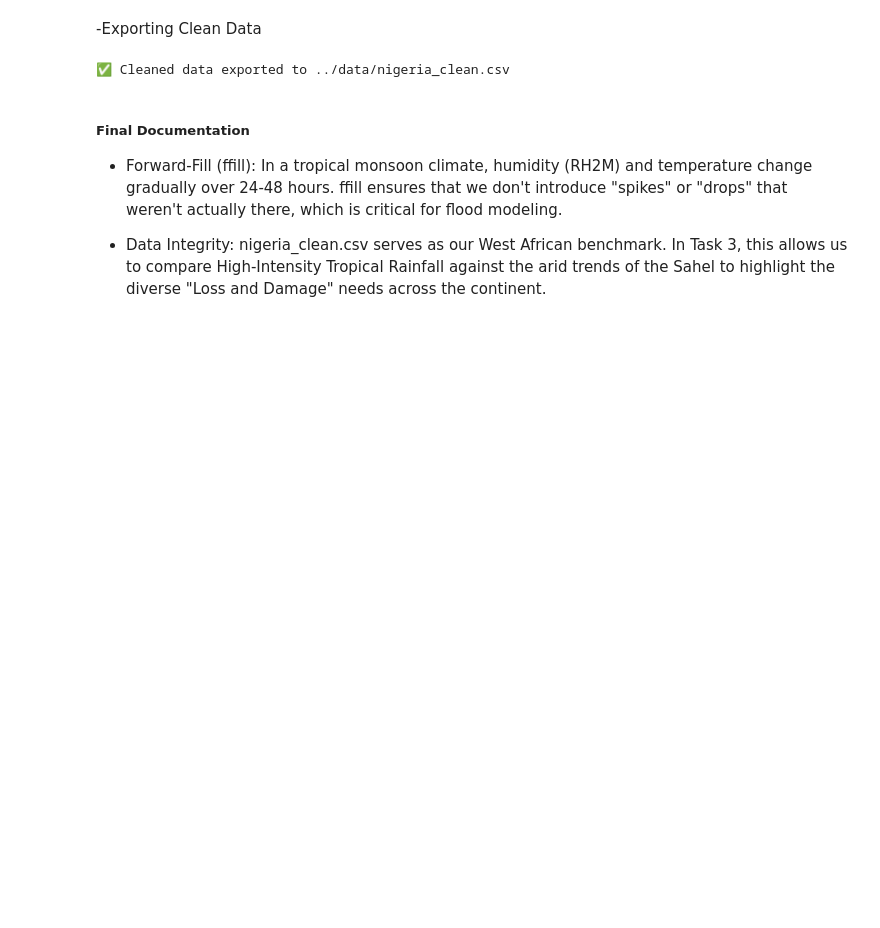
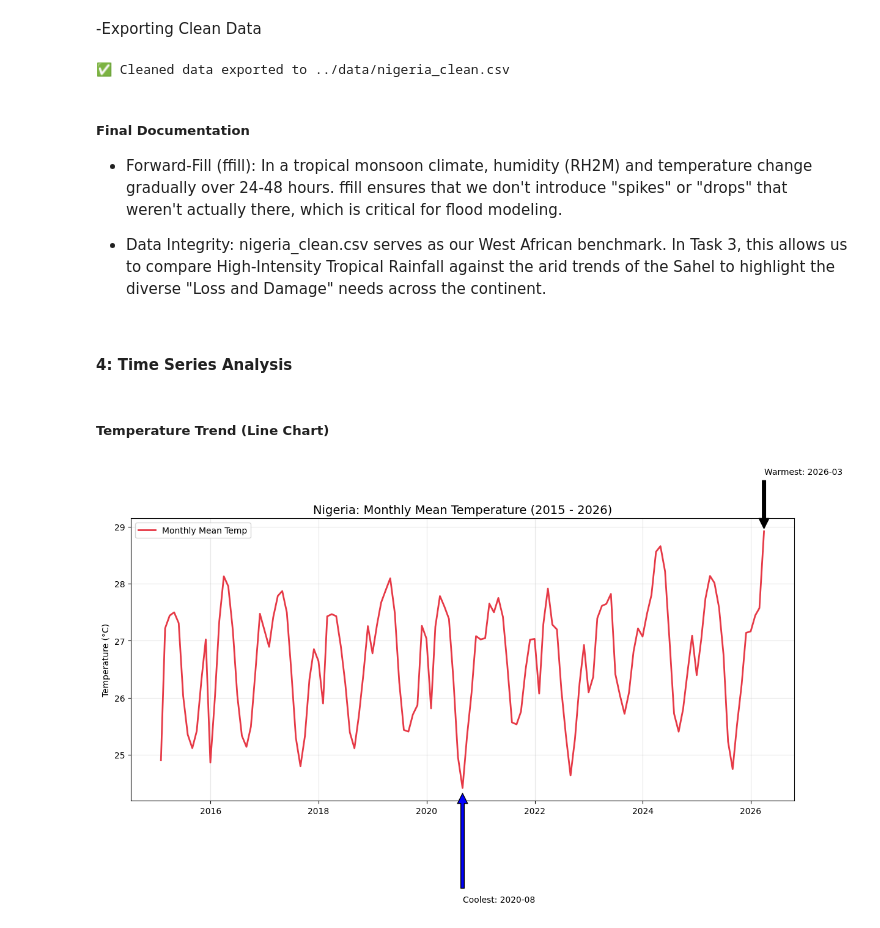
Before and after one commit to hk12214/climate-challenge-week0, a Jupyter notebook: notebooks/nigeria_eda.ipynb, the cells around one changed output. Drawn from its saved outputs; the diff is of its cells as text; code cells hidden in the pictures; blank space fills up the shorter version.

Commit message:
feat: add Time Series Analysis for nigeria

```diff
--- a/notebooks/nigeria_eda.ipynb
+++ b/notebooks/nigeria_eda.ipynb
@@ -174,3 +174,37 @@ print(f"✅ Cleaned data exported to {output_path}")
 * Forward-Fill (ffill): In a tropical monsoon climate, humidity (RH2M) and temperature change gradually over 24-48 hours. ffill ensures that we don't introduce "spikes" or "drops" that weren't actually there, which is critical for flood modeling.
 
 * Data Integrity: nigeria_clean.csv serves as our West African benchmark. In Task 3, this allows us to compare High-Intensity Tropical Rainfall against the arid trends of the Sahel to highlight the diverse "Loss and Damage" needs across the continent.
+# %% [markdown]
+#### 4: Time Series Analysis
+# %% [markdown]
+##### Temperature Trend (Line Chart)
+# %%
+
+# Resample to Monthly Average
+monthly_temp = df.resample('ME', on='Date')['T2M'].mean()
+
+# Identify Extremes for Annotation
+warmest_month = monthly_temp.idxmax()
+coolest_month = monthly_temp.idxmin()
+
+plt.figure(figsize=(14, 6))
+plt.plot(monthly_temp.index, monthly_temp.values, color='#e63946', linewidth=2, label='Monthly Mean Temp')
+
+# Annotations
+plt.annotate(f'Warmest: {warmest_month.strftime("%Y-%m")}',
+             xy=(warmest_month, monthly_temp.max()),
+             xytext=(warmest_month, monthly_temp.max() + 1),
+             arrowprops=dict(facecolor='black', shrink=0.05))
+
+plt.annotate(f'Coolest: {coolest_month.strftime("%Y-%m")}',
+             xy=(coolest_month, monthly_temp.min()),
+             xytext=(coolest_month, monthly_temp.min() - 2),
+             arrowprops=dict(facecolor='blue', shrink=0.05))
+
+plt.title('Nigeria: Monthly Mean Temperature (2015 - 2026)', fontsize=14)
+plt.ylabel('Temperature (°C)')
+plt.grid(alpha=0.3)
+plt.legend()
+plt.show()
+# %% [output]
+[figure, added]
```
Also changed, not shown: parts of 16 cells of this notebook.
